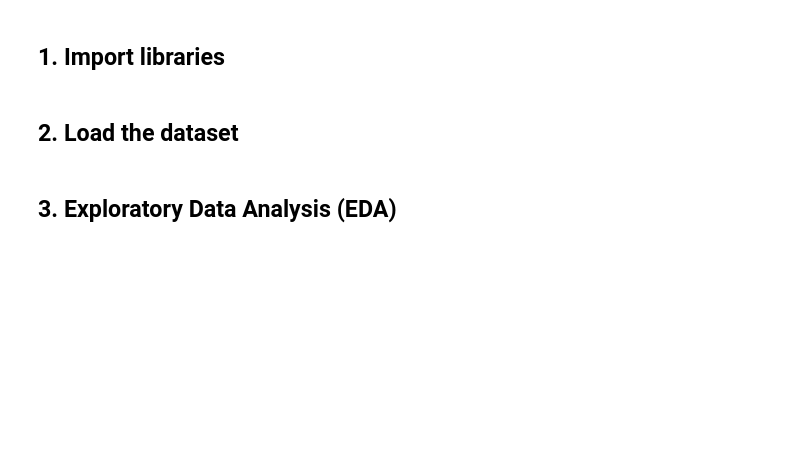
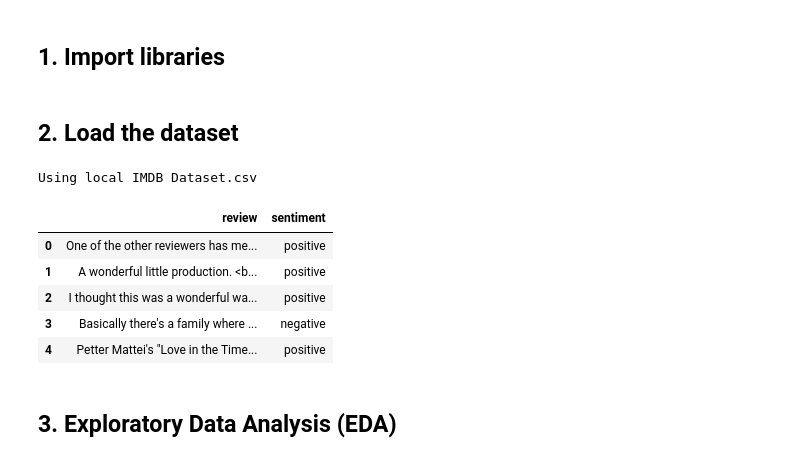
Before and after one commit to Akshii17/Movie-Review-Analysis, a Jupyter notebook: 01_Logistic_Regression.ipynb, the cells around one changed output. Saved outputs shown, nothing was run; the diff lists cells and outputs as text; code cells hidden in the pictures; blank space fills up the shorter version.

Commit message:
Replace empty notebooks with executed versions and updated models

```diff
--- a/01_Logistic_Regression.ipynb
+++ b/01_Logistic_Regression.ipynb
@@ -23,10 +30,33 @@ sns.set_style("whitegrid")
 # %% [markdown]
 ## 2. Load the dataset
 # %%
-from google.colab import files
+# Colab upload/download UI; local execution uses the same CSV and writes files to disk.
+try:
+    from google.colab import files
+except ImportError:
+    from pathlib import Path
+    class LocalFiles:
+        @staticmethod
+        def upload():
+            if not Path("IMDB Dataset.csv").is_file():
+                raise FileNotFoundError("Place IMDB Dataset.csv beside the notebook before running.")
+            print("Using local IMDB Dataset.csv")
+            return {}
+        @staticmethod
+        def download(filename):
+            print("Saved:", filename)
+    files = LocalFiles()
 uploaded = files.upload()
 df = pd.read_csv("IMDB Dataset.csv")
 df.head()
+# %% [output]
+Using local IMDB Dataset.csv
+|  | review | sentiment |
+| 0 | One of the other reviewers has me... | positive |
+| 1 | A wonderful little production. <b... | positive |
+| 2 | I thought this was a wonderful wa... | positive |
+| 3 | Basically there's a family where ... | negative |
+| 4 | Petter Mattei's "Love in the Time... | positive |
 # %% [markdown]
 ## 3. Exploratory Data Analysis (EDA)
 # %% [markdown]
```
Also changed, not shown: parts of 18 cells of this notebook, 7 other files.
